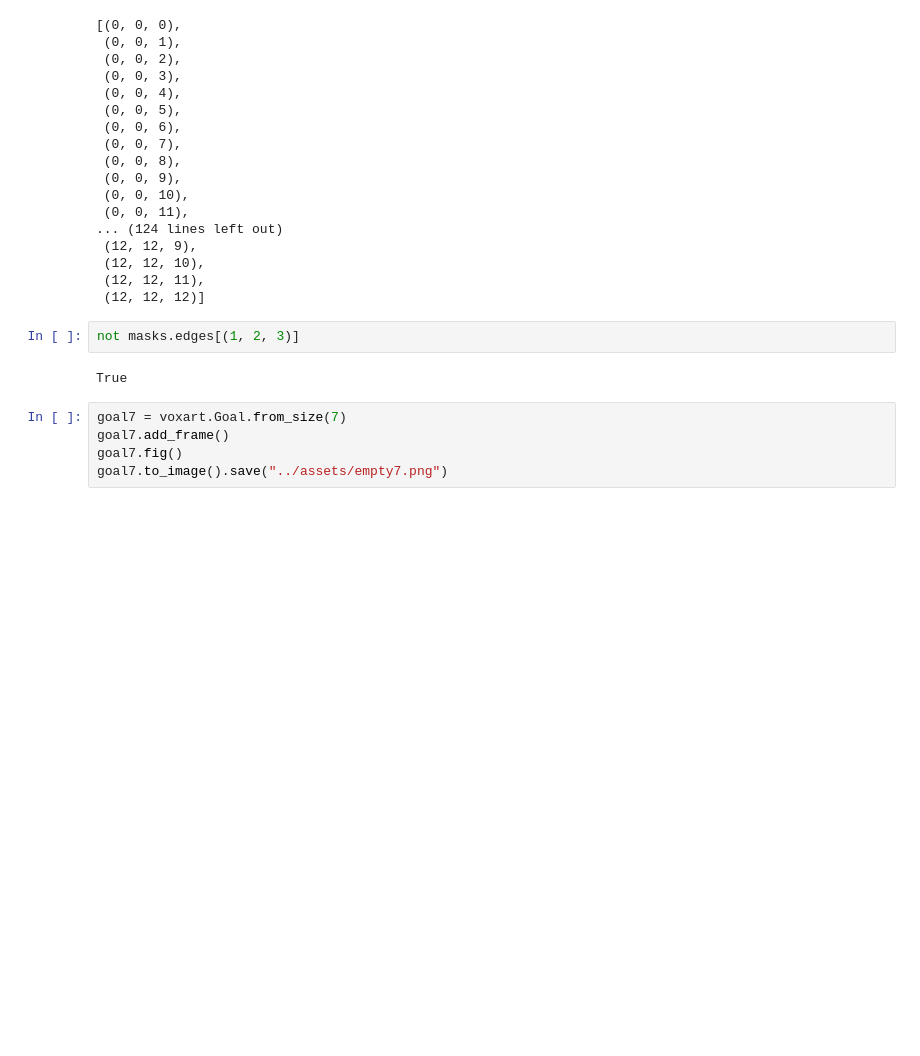
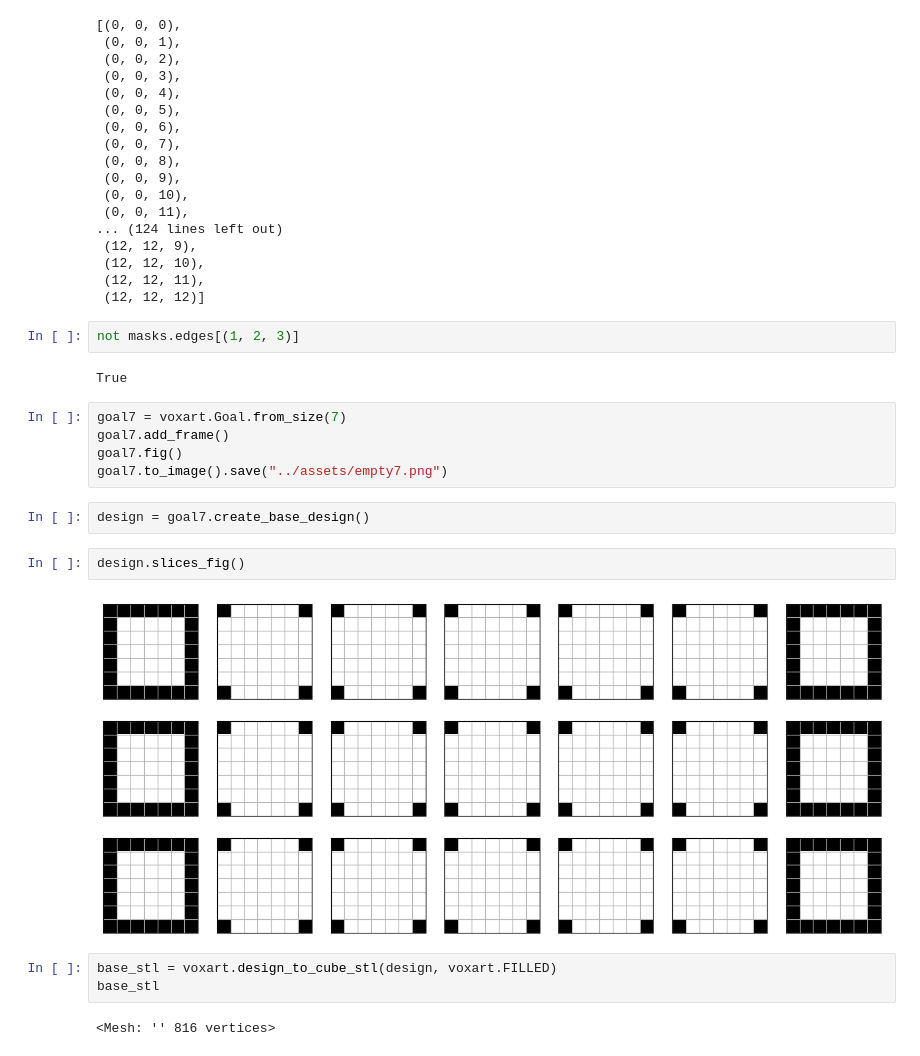
Before and after one commit to pfrstg/voxart, a Jupyter notebook: notebooks/dev.ipynb, the cells around one changed output. Drawn from its saved outputs; the diff is of its cells as text; blank space fills up the shorter version.

```diff
--- a/notebooks/dev.ipynb
+++ b/notebooks/dev.ipynb
@@ -1426,3 +1426,14 @@ goal7 = voxart.Goal.from_size(7)
 goal7.add_frame()
 goal7.fig()
 goal7.to_image().save("../assets/empty7.png")
+# %%
+design = goal7.create_base_design()
+# %%
+design.slices_fig()
+# %% [output]
+[figure, added]
+# %%
+base_stl = voxart.design_to_cube_stl(design, voxart.FILLED)
+base_stl
+# %% [output]
+<Mesh: '' 816 vertices>
```
Also changed, not shown: parts of 6 cells of this notebook, 1 other file.
